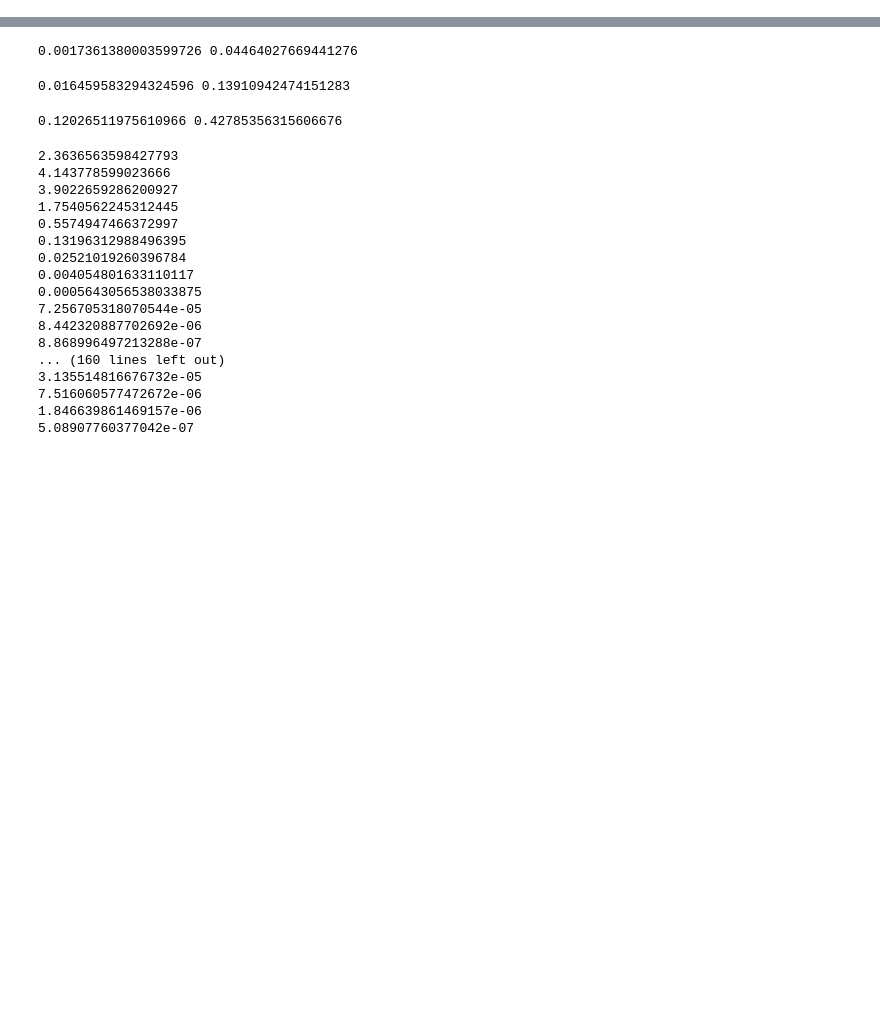
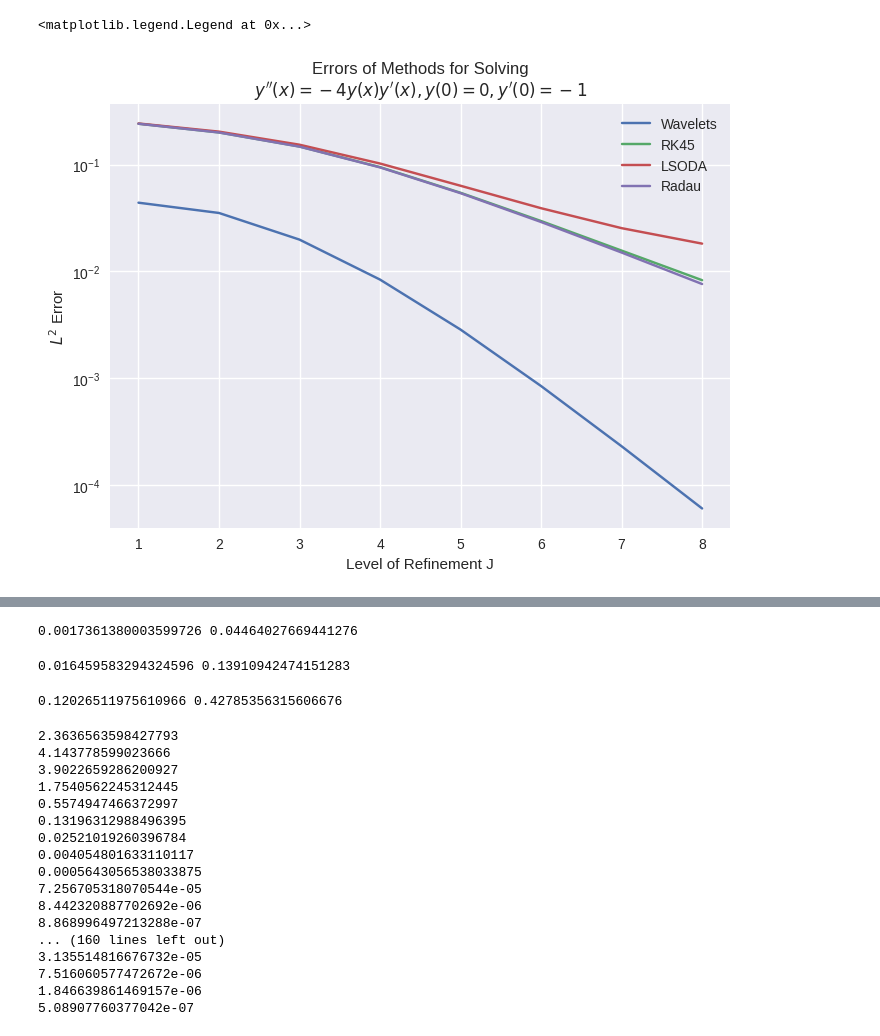
Before and after one commit to alizma/APMA1940Y-FinalProject, a Jupyter notebook: func_explo.ipynb, the cells around one changed output, grey strips where cells are left out. Saved outputs shown, nothing was run; the diff lists cells and outputs as text; code cells hidden in the pictures; blank space fills up the shorter version.

```diff
--- a/func_explo.ipynb
+++ b/func_explo.ipynb
@@ -137,3 +261,20 @@ plt.legend()
+# %%
+plt.plot(range(1, JMAX), l2_wavelets, label="Wavelets")
+
+for k, v in l2_errors.items():
+    if k not in ['BDF', 'RK23']:
+
+        plt.plot(range(1, JMAX), v, label=k)
+
+plt.title(rf"Errors of Methods for Solving" +"\n" + rf"$y''(x) = - 4 y(x) y'(x), y(0) = 0, y'(0) = -1$")
+plt.yscale("log")
+plt.xticks(range(1, JMAX))
+plt.xlabel("Level of Refinement J")
+plt.ylabel("$L^2$ Error")
+plt.legend()
+# %% [output]
+<matplotlib.legend.Legend at 0x...>
+[figure, added]
 # %%
 print(L2_error(exacteval, stest), L2_error(exacteval, spysoln))
 # %% [output]
```
Also changed, not shown: parts of 11 cells of this notebook, 11 other files.
